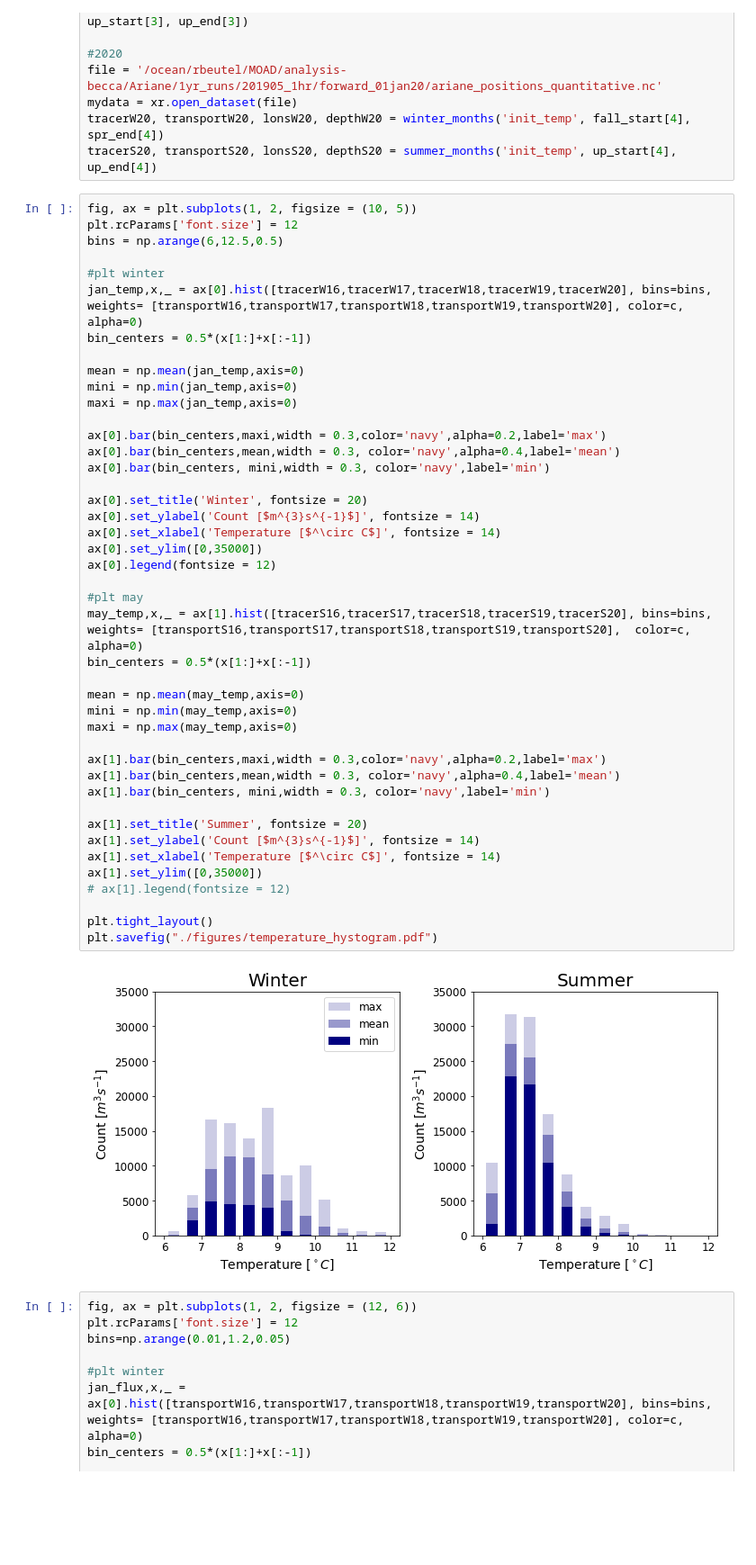
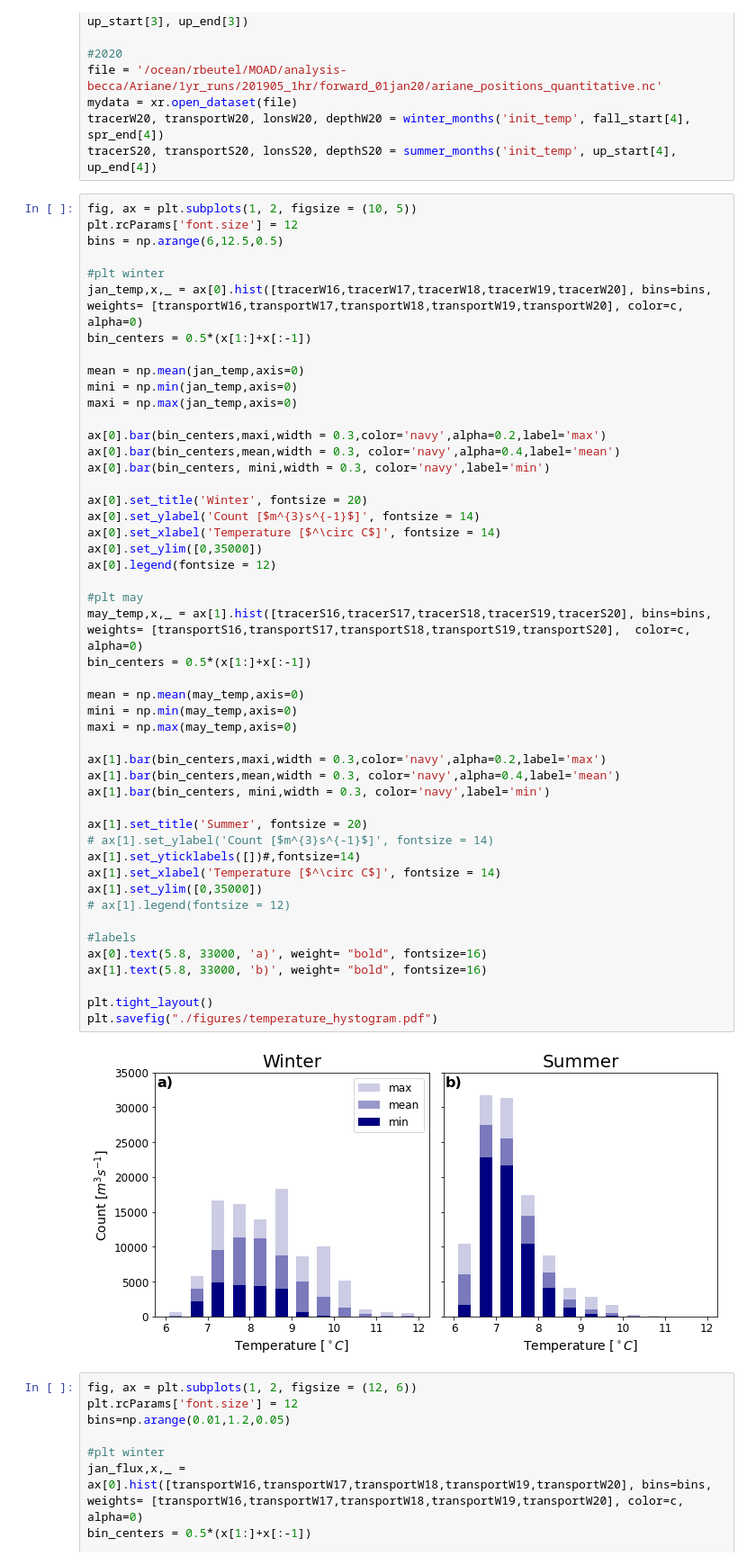
Before and after one commit to UBC-MOAD/analysis-becca, a Jupyter notebook: Ariane/tracerFluxCS-JR.ipynb, the cells around one changed output. Shown at 90% size. Cells and saved outputs as stored; diff of their text form; blank space fills up the shorter version.

Commit message:
put figures together with labels for submission

```diff
--- a/Ariane/tracerFluxCS-JR.ipynb
+++ b/Ariane/tracerFluxCS-JR.ipynb
@@ -659,35 +659,40 @@ maxi = np.max(jan_temp,axis=0)
 ax[0].bar(bin_centers,maxi,width = 0.3,color='navy',alpha=0.2,label='max')
 ax[0].bar(bin_centers,mean,width = 0.3, color='navy',alpha=0.4,label='mean')
 ax[0].bar(bin_centers, mini,width = 0.3, color='navy',label='min')
 
 ax[0].set_title('Winter', fontsize = 20)
 ax[0].set_ylabel('Count [$m^{3}s^{-1}$]', fontsize = 14)
 ax[0].set_xlabel('Temperature [$^\circ C$]', fontsize = 14)
 ax[0].set_ylim([0,35000])
 ax[0].legend(fontsize = 12)
 
 #plt may
 may_temp,x,_ = ax[1].hist([tracerS16,tracerS17,tracerS18,tracerS19,tracerS20], bins=bins, weights= [transportS16,transportS17,transportS18,transportS19,transportS20],  color=c, alpha=0)
 bin_centers = 0.5*(x[1:]+x[:-1])
 
 mean = np.mean(may_temp,axis=0)
 mini = np.min(may_temp,axis=0)
 maxi = np.max(may_temp,axis=0)
 
 ax[1].bar(bin_centers,maxi,width = 0.3,color='navy',alpha=0.2,label='max')
 ax[1].bar(bin_centers,mean,width = 0.3, color='navy',alpha=0.4,label='mean')
 ax[1].bar(bin_centers, mini,width = 0.3, color='navy',label='min')
 
 ax[1].set_title('Summer', fontsize = 20)
-ax[1].set_ylabel('Count [$m^{3}s^{-1}$]', fontsize = 14)
+# ax[1].set_ylabel('Count [$m^{3}s^{-1}$]', fontsize = 14)
+ax[1].set_yticklabels([])#,fontsize=14)
 ax[1].set_xlabel('Temperature [$^\circ C$]', fontsize = 14)
 ax[1].set_ylim([0,35000])
 # ax[1].legend(fontsize = 12)
 
+#labels
+ax[0].text(5.8, 33000, 'a)', weight= "bold", fontsize=16)
+ax[1].text(5.8, 33000, 'b)', weight= "bold", fontsize=16)
+
 plt.tight_layout()
 plt.savefig("./figures/temperature_hystogram.pdf")
 # %% [output]
-[figure, old version]
+[figure, new version]
 # %%
 fig, ax = plt.subplots(1, 2, figsize = (12, 6))
 plt.rcParams['font.size'] = 12
```
Also changed, not shown: parts of 1 cell of this notebook, 6 other files.
